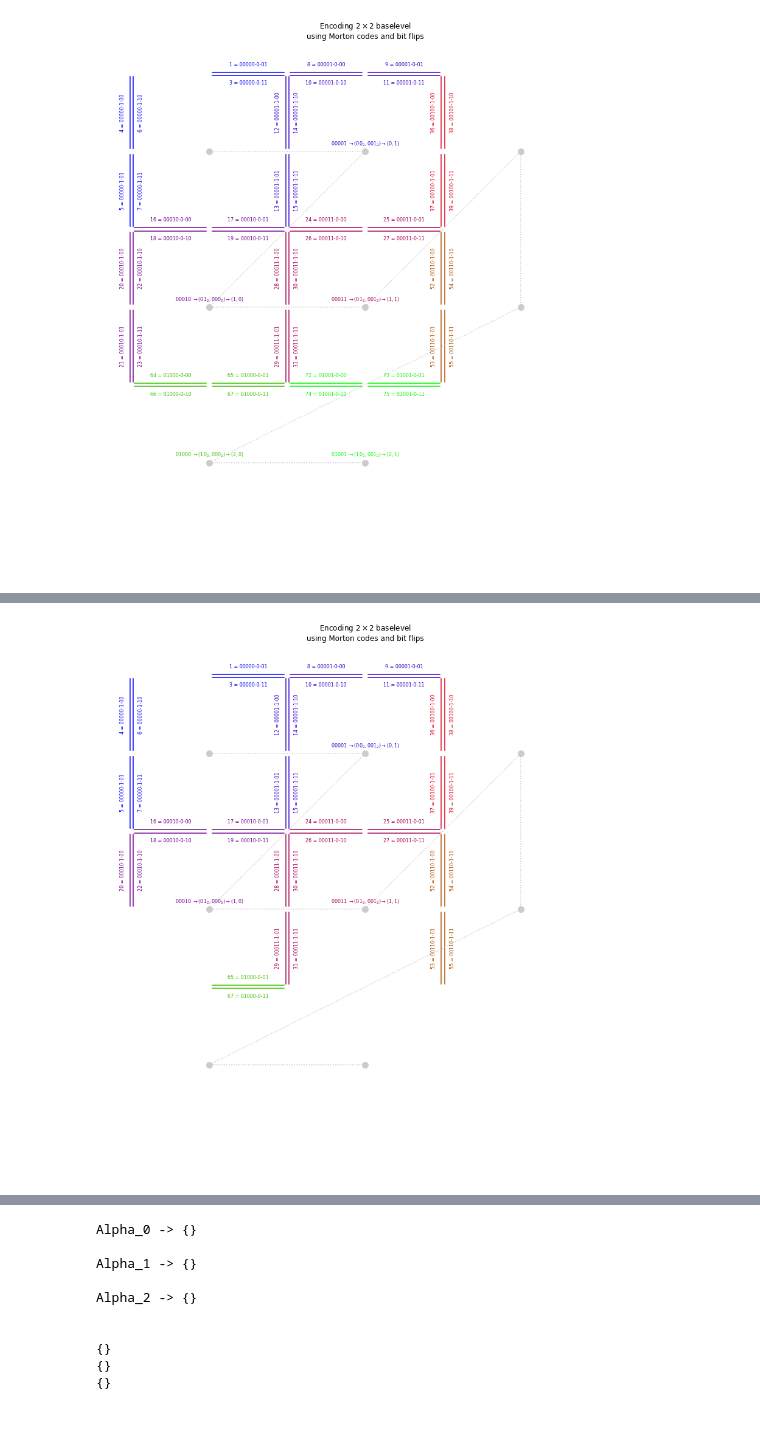
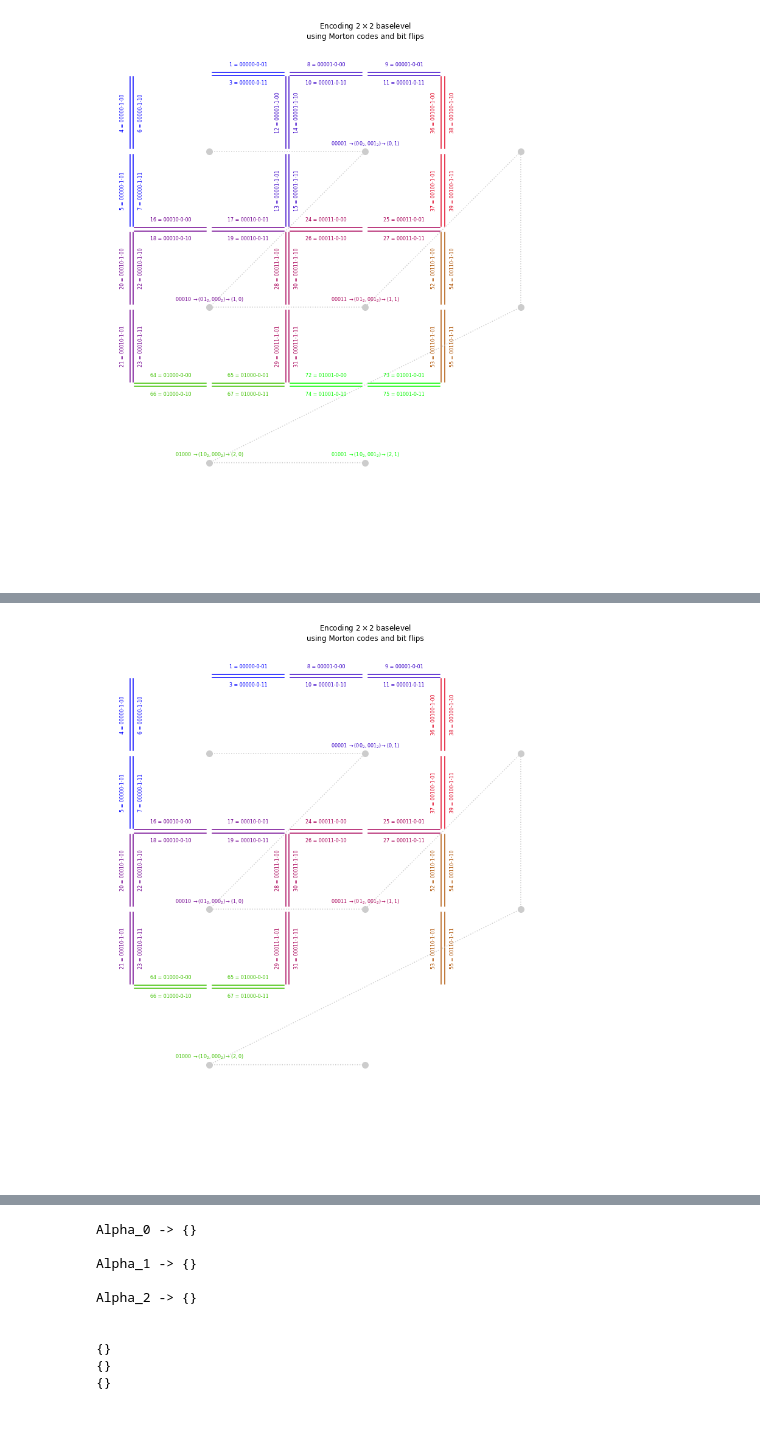
Before and after one commit to napolanocarmine/Thesis_Project, a Jupyter notebook: dict_gmaps_v4.ipynb, the cells around one changed output, grey strips where cells are left out. Saved outputs shown, nothing was run; the diff lists cells and outputs as text; code cells hidden in the pictures.

```diff
--- a/dict_gmaps_v4.ipynb
+++ b/dict_gmaps_v4.ipynb
@@ -1100,9 +1108,9 @@ delete -> 74
 delete -> 75
 False
 # %%
-m.impl_dict.plot()
+m.plot()
 # %% [output]
-[figure, old version]
+[figure, new version]
 # %%
 m.print_custom()
 m.print_history_levels()
```
Also changed, not shown: parts of 24 cells of this notebook, 2 other files.
